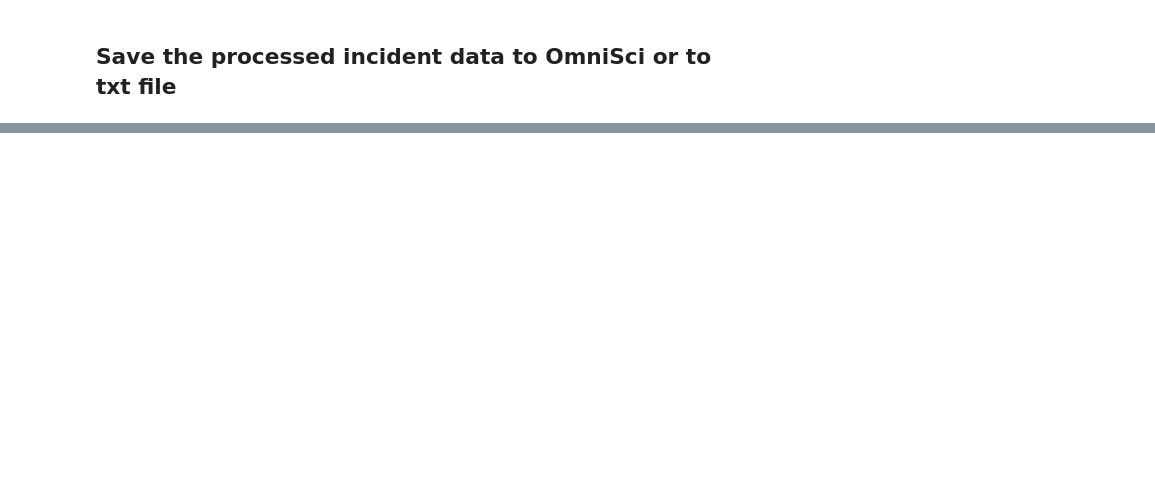
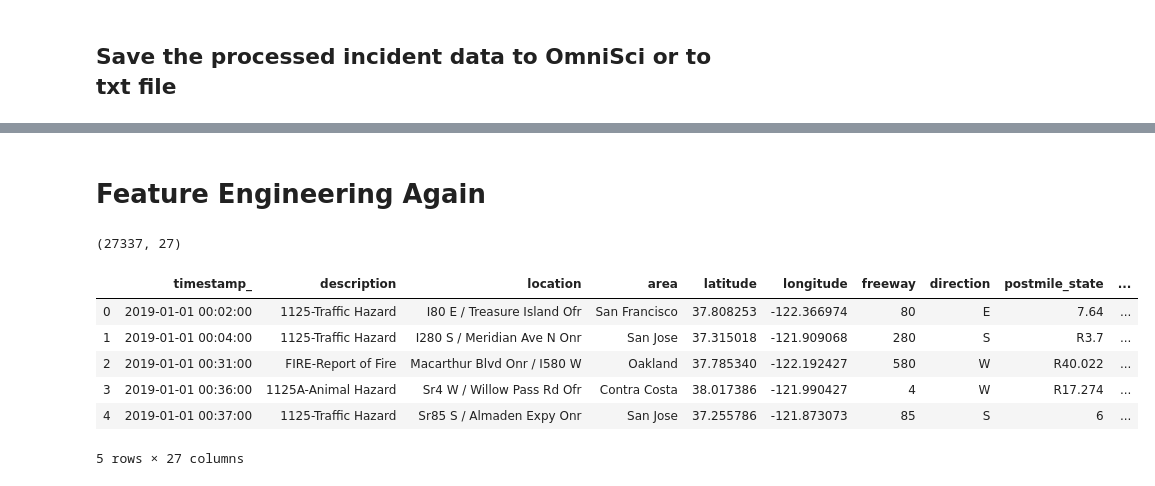
Before and after one commit to abeduplaa/caltrans-data-exploration, a Jupyter notebook: notebooks/Ingest Incidence Data.ipynb, the cells around one changed output, grey strips where cells are left out. Drawn from its saved outputs; the diff is of its cells as text; code cells hidden in the pictures; blank space fills up the shorter version.

```diff
--- a/notebooks/Ingest Incidence Data.ipynb
+++ b/notebooks/Ingest Incidence Data.ipynb
@@ -232,6 +321,5 @@ select timestamp_, station, freeway, occupancy, speed, longitude, latitude, hour
 # %%
-df_traffic_weather = OmnisciHandle.con.select_ipc(query)
 print("Dataframe shape: ",df_traffic_weather.shape)
 print("summary of nan's")
-print(df_Omnisci.isna().sum())
+print(df_traffic_weather.isna().sum())
 # %% [output]
@@ -242,0 +336,43 @@ con.close()
+# %%
+# sort the dataframes to prepare for merging
+df = df.sort_values(by='timestamp_')
+df_traffic_weather = df_traffic_weather.sort_values(by='timestamp_')
+# %% [markdown]
+# Feature Engineering Again
+# %%
+# add an hour_of_day column
+df_traffic_weather['hour_of_day'] = df_traffic_weather.timestamp_.dt.hour
+
+# add a day_of_week column:
+df_traffic_weather['day_of_week'] = df_traffic_weather.timestamp_.dt.dayofweek
+
+speed_grouped = df_traffic_weather.groupby(['station','day_of_week','hour_of_day'])['speed'].mean()
+occupancy_grouped = df_traffic_weather.groupby(['station','day_of_week','hour_of_day'])['occupancy'].mean()
+
+df_traffic_weather = df_traffic_weather.drop(['hour_of_day','day_of_week'],axis=1)
+# %%
+# Shift the speed, occupancy, so that model takes in speed and occupancy from 30 minutes previous to accident
+
+# 30 minutes is 6 time steps
+df_traffic_weather[['speed_rolling30min','occupancy_rolling30min']] = df_traffic_weather[['speed','occupancy']].rolling(6).mean()
+
+df_traffic_weather[['speed_shift20min','occupancy_shift20min']] = df_traffic_weather[['speed','occupancy']].shift(4, axis = 0)
+# %%
+join_key = ['timestamp_']
+df_itw = pd.merge_asof(left=df,
+                      right=df_traffic_weather,
+                      on=join_key,
+                      by=['station'],
+                      direction='backward')
+
+print(df_itw.shape)
+df_itw.head()
+# %% [output]
+(27337, 27)
+|  | timestamp_ | description | location | area | latitude | longitude | freeway | direction | postmile_state | ... |
+| 0 | 2019-01-01 00:02:00 | 1125-Traffic Hazard | I80 E / Treasure Island Ofr | San Francisco | 37.808253 | -122.366974 | 80 | E | 7.64 | ... |
+| 1 | 2019-01-01 00:04:00 | 1125-Traffic Hazard | I280 S / Meridian Ave N Onr | San Jose | 37.315018 | -121.909068 | 280 | S | R3.7 | ... |
+| 2 | 2019-01-01 00:31:00 | FIRE-Report of Fire | Macarthur Blvd Onr / I580 W | Oakland | 37.785340 | -122.192427 | 580 | W | R40.022 | ... |
+| 3 | 2019-01-01 00:36:00 | 1125A-Animal Hazard | Sr4 W / Willow Pass Rd Ofr | Contra Costa | 38.017386 | -121.990427 | 4 | W | R17.274 | ... |
+| 4 | 2019-01-01 00:37:00 | 1125-Traffic Hazard | Sr85 S / Almaden Expy Onr | San Jose | 37.255786 | -121.873073 | 85 | S | 6 | ... |
+5 rows × 27 columns
```
Also changed, not shown: parts of 51 cells of this notebook, 5 other files.
